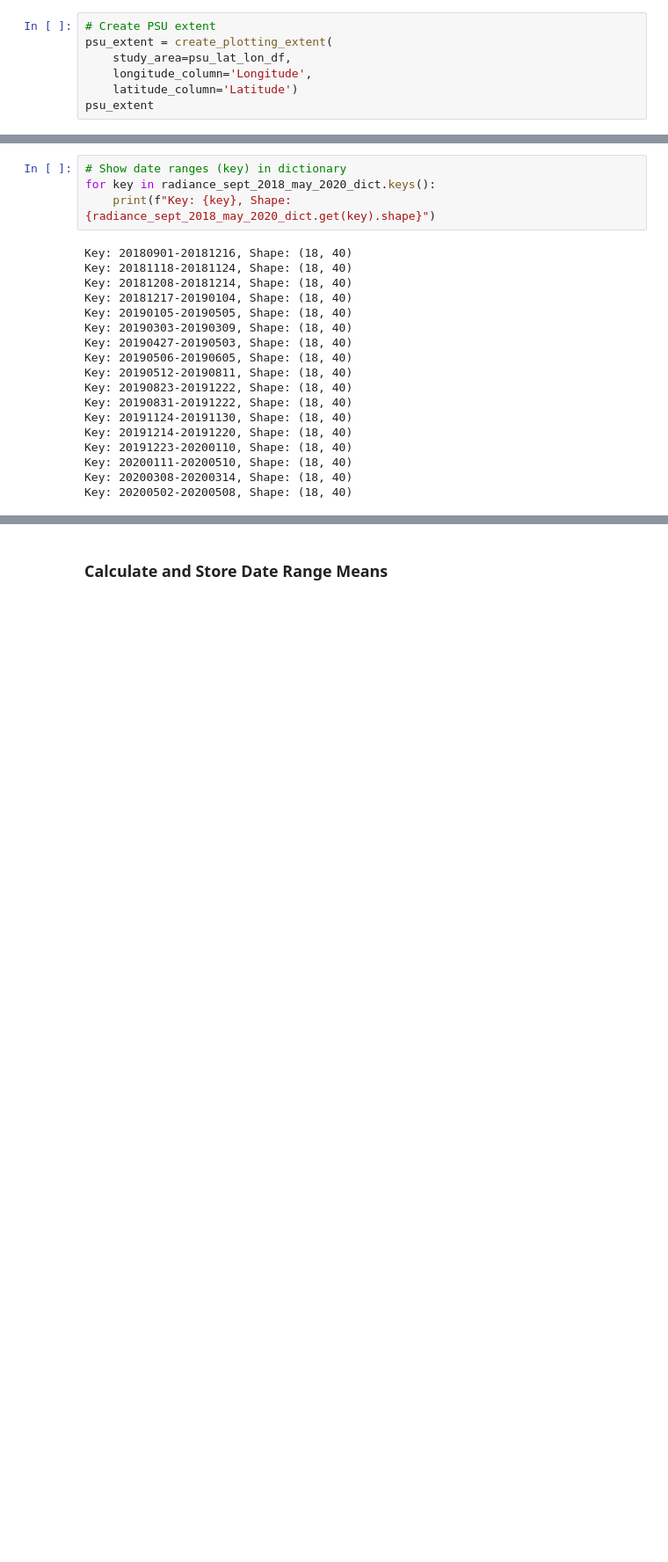
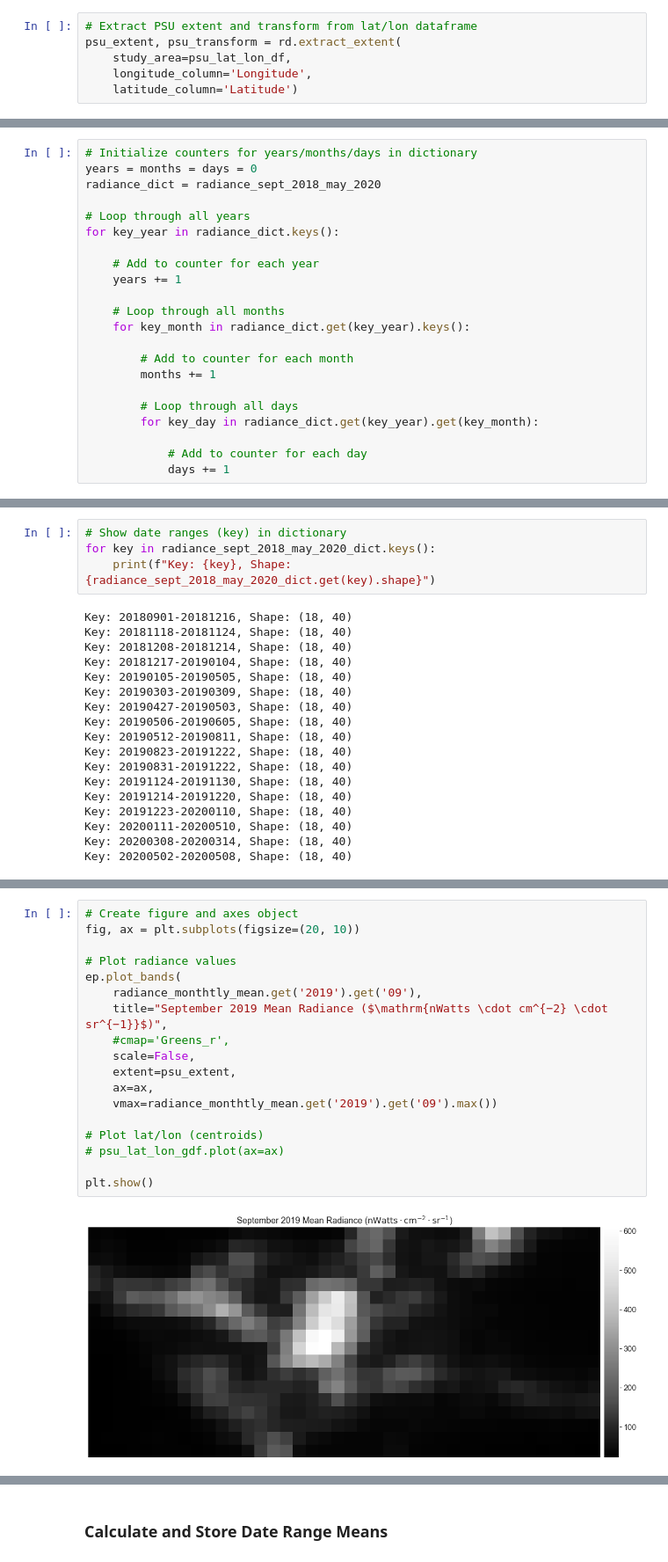
Before and after one commit to calekochenour/remote-sensing-fusion, a Jupyter notebook: 01-code-scripts/penn-state-black-marble-radiance-monthly-means.ipynb, the cells around one changed output, grey strips where cells are left out. Shown at 88% size. Drawn from its saved outputs; the diff is of its cells as text; blank space fills up the shorter version.

```diff
--- a/01-code-scripts/penn-state-black-marble-radiance-monthly-means.ipynb
+++ b/01-code-scripts/penn-state-black-marble-radiance-monthly-means.ipynb
@@ -260,7 +152,6 @@ def create_plotting_extent(study_area, longitude_column, latitude_column):
 # %%
-# Create PSU extent
-psu_extent = create_plotting_extent(
+# Extract PSU extent and transform from lat/lon dataframe
+psu_extent, psu_transform = rd.extract_extent(
     study_area=psu_lat_lon_df,
     longitude_column='Longitude',
     latitude_column='Latitude')
-psu_extent
@@ -474,3 +308,25 @@ len(date_list)
 radiance_sept_2018_may_2020 = rd.store_data(
     psu_radiance_filled, psu_cloud_mask_filled,
     mask_value=100, array_shape=(18, 40), dates=date_list)
+# %%
+# Initialize counters for years/months/days in dictionary
+years = months = days = 0
+radiance_dict = radiance_sept_2018_may_2020
+
+# Loop through all years
+for key_year in radiance_dict.keys():
+
+    # Add to counter for each year
+    years += 1
+
+    # Loop through all months
+    for key_month in radiance_dict.get(key_year).keys():
+
+        # Add to counter for each month
+        months += 1
+
+        # Loop through all days
+        for key_day in radiance_dict.get(key_year).get(key_month):
+
+            # Add to counter for each day
+            days += 1
@@ -902,0 +763,20 @@ dict_keys(['20190901-20190930', '20191001-20191031', '20191101-20191130', '20191
+# %%
+# Create figure and axes object
+fig, ax = plt.subplots(figsize=(20, 10))
+
+# Plot radiance values
+ep.plot_bands(
+    radiance_monthtly_mean.get('2019').get('09'),
+    title="September 2019 Mean Radiance ($\mathrm{nWatts \cdot cm^{−2} \cdot sr^{−1}}$)",
+    #cmap='Greens_r',
+    scale=False,
+    extent=psu_extent,
+    ax=ax,
+    vmax=radiance_monthtly_mean.get('2019').get('09').max())
+
+# Plot lat/lon (centroids)
+# psu_lat_lon_gdf.plot(ax=ax)
+
+plt.show()
+# %% [output]
+[figure, added]
```
Also changed, not shown: parts of 131 cells of this notebook, 1 other file.
